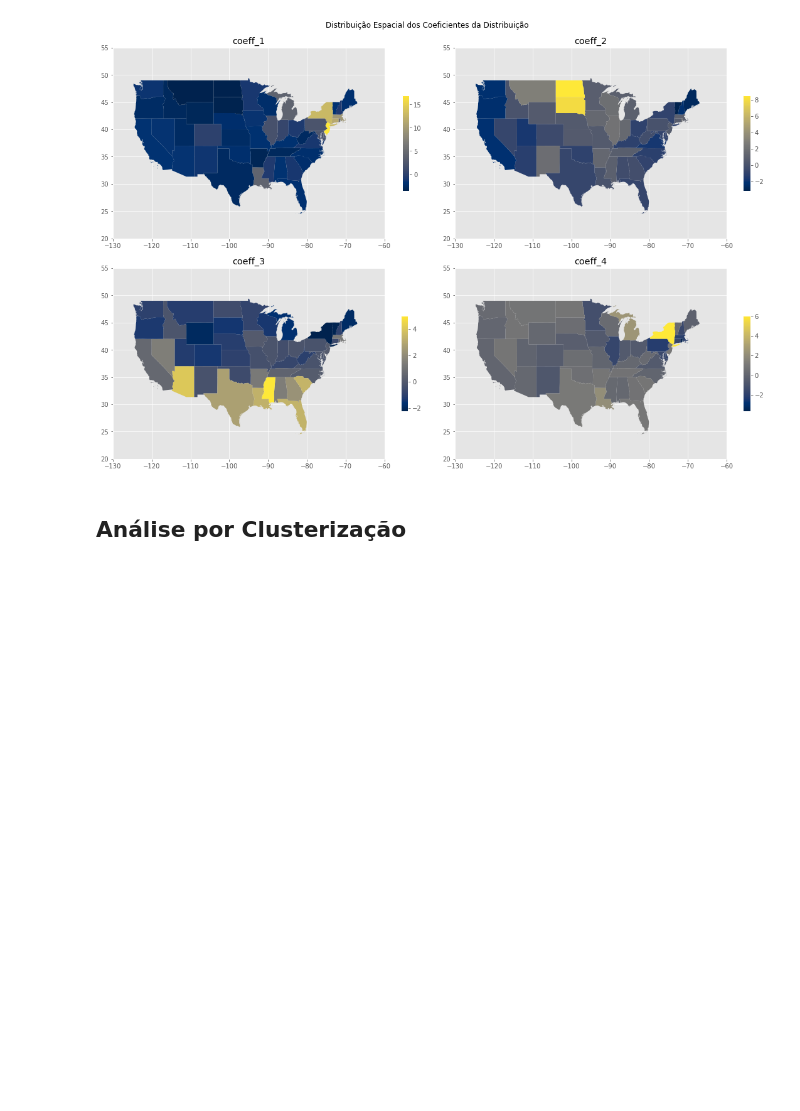
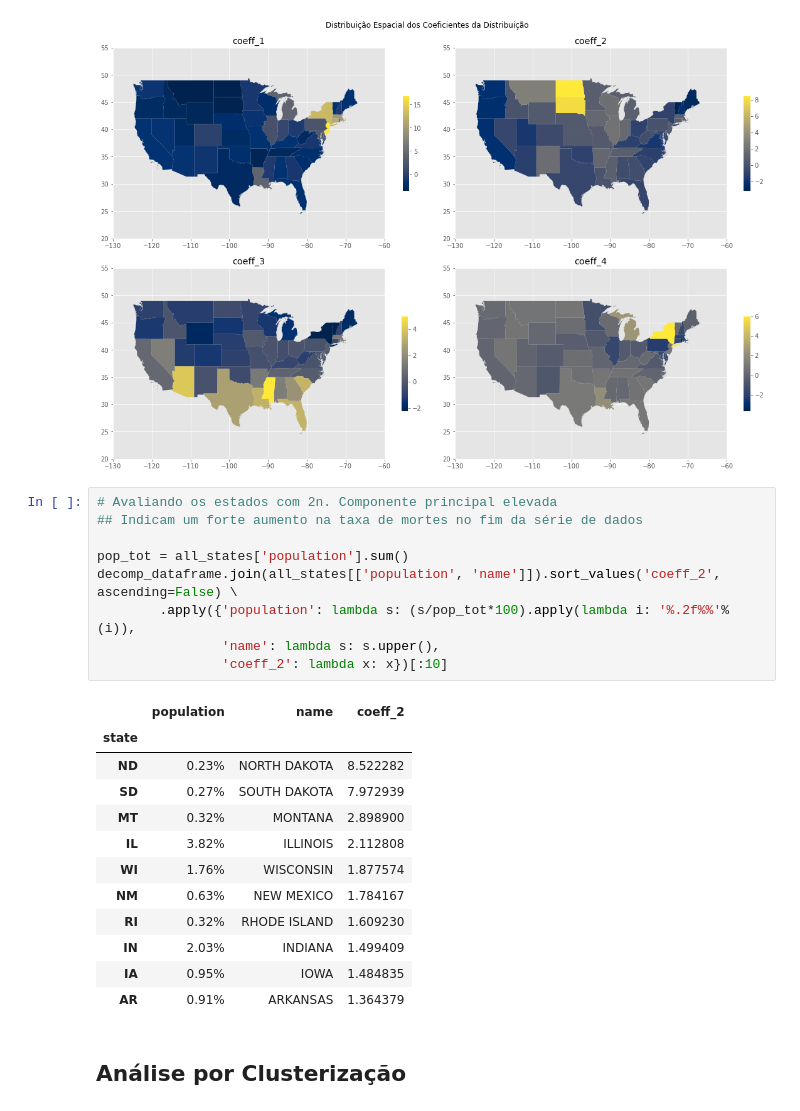
Before and after one commit to C0nrado/covid_prediction, a Jupyter notebook: 02_EDA_avancada.ipynb, the cells around one changed output. Saved outputs shown, nothing was run; the diff lists cells and outputs as text; blank space fills up the shorter version.

```diff
--- a/02_EDA_avancada.ipynb
+++ b/02_EDA_avancada.ipynb
@@ -113,6 +155,28 @@ for i, ax in enumerate(axs.ravel(), 1):
     ax = usa.plot(column='coeff_%d'%i, cmap='cividis', ax=ax, legend=True, legend_kwds={'shrink':.5})
 # %% [output]
 [figure]
+# %%
+# Avaliando os estados com 2n. Componente principal elevada
+## Indicam um forte aumento na taxa de mortes no fim da série de dados
+
+pop_tot = all_states['population'].sum()
+decomp_dataframe.join(all_states[['population', 'name']]).sort_values('coeff_2', ascending=False) \
+        .apply({'population': lambda s: (s/pop_tot*100).apply(lambda i: '%.2f%%'%(i)),
+                'name': lambda s: s.upper(),
+                'coeff_2': lambda x: x})[:10]
+# %% [output]
+|  | population | name | coeff_2 |
+| state |  |  |  |
+| ND | 0.23% | NORTH DAKOTA | 8.522282 |
+| SD | 0.27% | SOUTH DAKOTA | 7.972939 |
+| MT | 0.32% | MONTANA | 2.898900 |
+| IL | 3.82% | ILLINOIS | 2.112808 |
+| WI | 1.76% | WISCONSIN | 1.877574 |
+| NM | 0.63% | NEW MEXICO | 1.784167 |
+| RI | 0.32% | RHODE ISLAND | 1.609230 |
+| IN | 2.03% | INDIANA | 1.499409 |
+| IA | 0.95% | IOWA | 1.484835 |
+| AR | 0.91% | ARKANSAS | 1.364379 |
 # %% [markdown]
 ## Análise por Clusterização
 # %%
```
Also changed, not shown: parts of 4 cells of this notebook, 7 other files.
